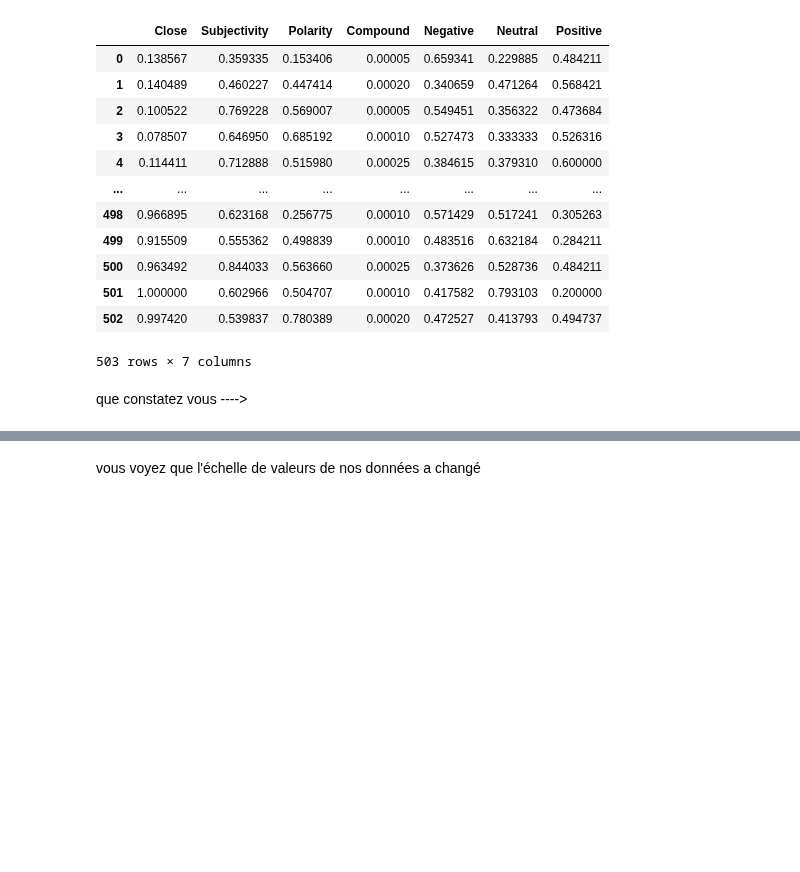
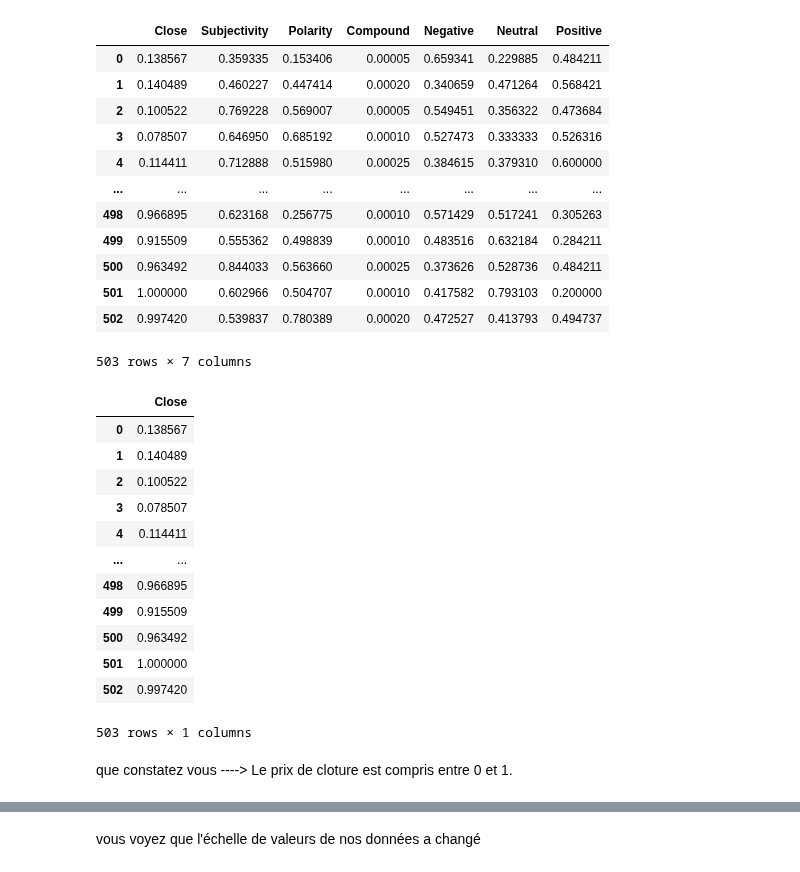
Before and after one commit to Yann-Fournier/Manipulation-de-donn-es-Python-B2, a Jupyter notebook: Mulapi/Intro IA/machine_learning_intro.ipynb, the cells around one changed output, grey strips where cells are left out. Cells and saved outputs as stored; diff of their text form; code cells hidden in the pictures; blank space fills up the shorter version.

```diff
--- a/Mulapi/Intro IA/machine_learning_intro.ipynb
+++ b/Mulapi/Intro IA/machine_learning_intro.ipynb
@@ -252,8 +262,23 @@ df_scaled
 y = df_scaled.filter(['Close'])
 # %%
 # affichez y ici
+y
+# %% [output]
+|  | Close |
+| 0 | 0.138567 |
+| 1 | 0.140489 |
+| 2 | 0.100522 |
+| 3 | 0.078507 |
+| 4 | 0.114411 |
+| ... | ... |
+| 498 | 0.966895 |
+| 499 | 0.915509 |
+| 500 | 0.963492 |
+| 501 | 1.000000 |
+| 502 | 0.997420 |
+503 rows × 1 columns
-# %% [markdown]
-que constatez vous ---->
+# %% [markdown]
+que constatez vous ----> Le prix de cloture est compris entre 0 et 1.
 # %%
 plt.figure(figsize=(16,8))
 plt.title('Close Price History')
```
Also changed, not shown: parts of 36 cells of this notebook.
